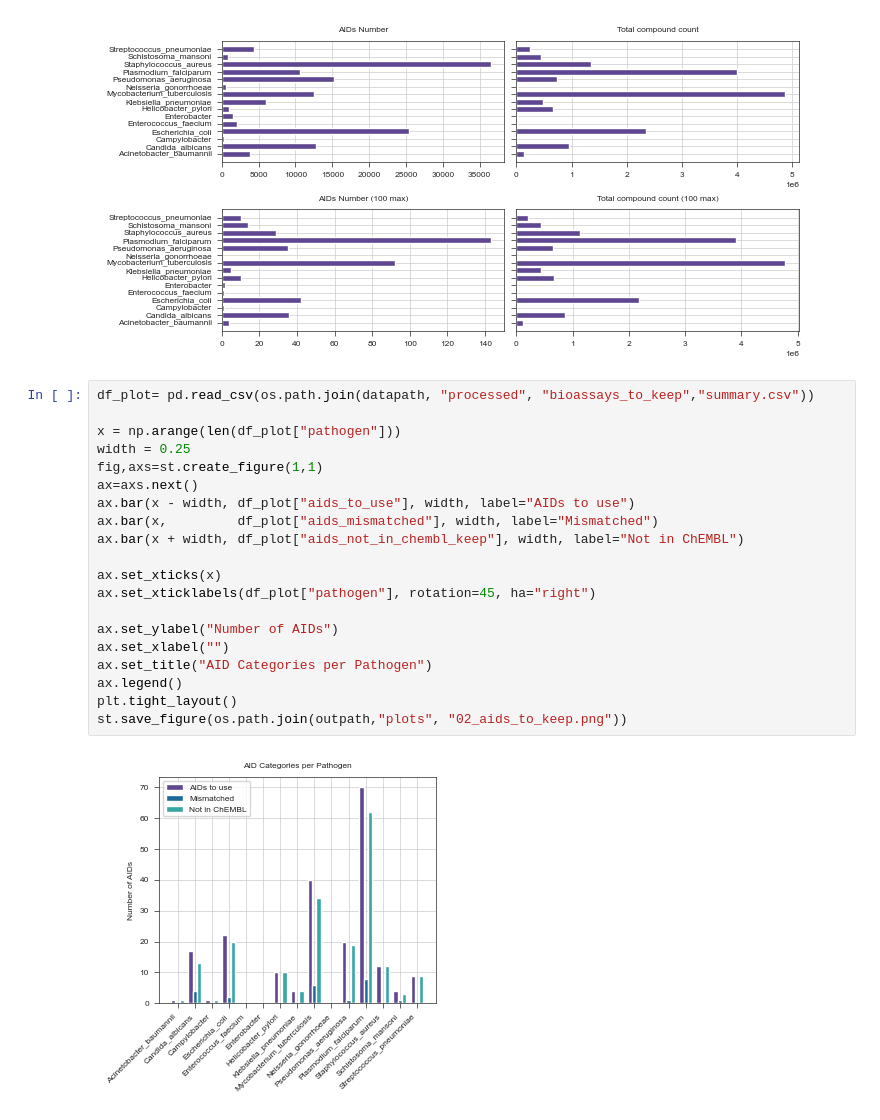
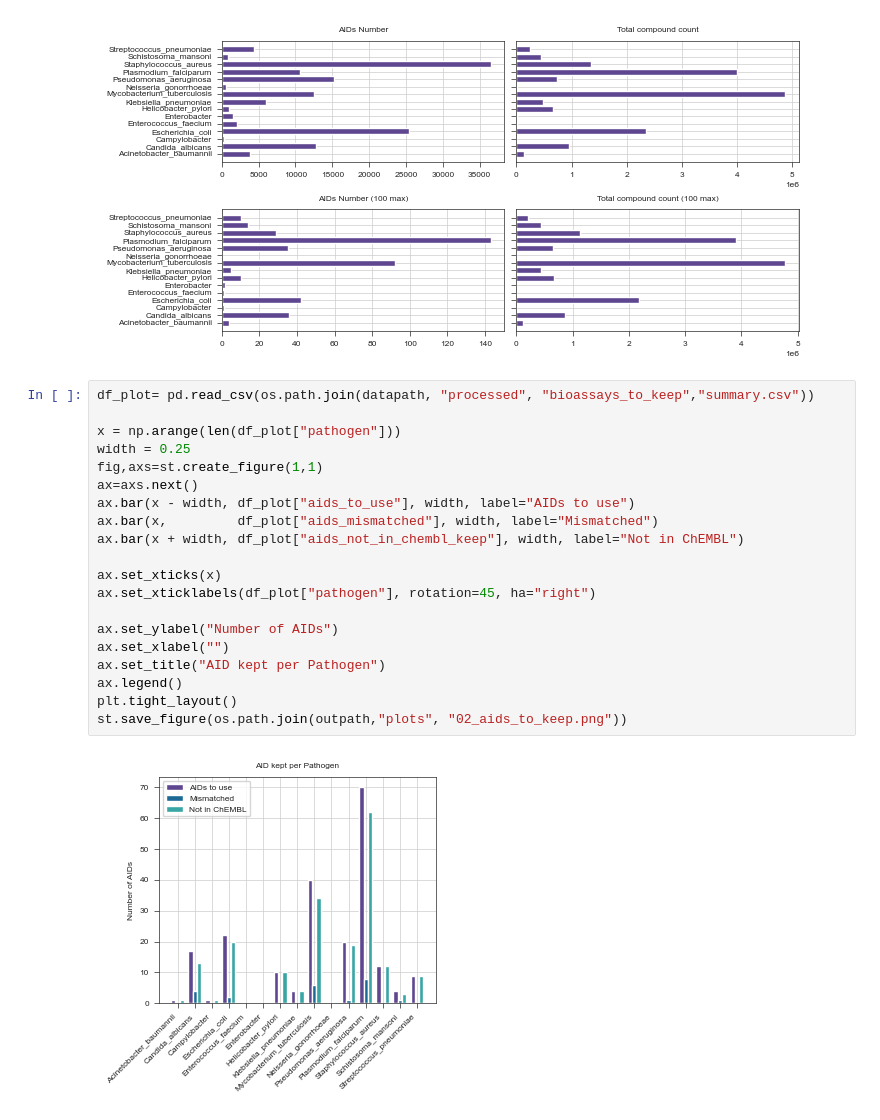
Before and after one commit to ersilia-os/pubchem-antimicrobial-tasks, a Jupyter notebook: notebooks/02_pubchem_chembl_plots.ipynb, the cells around one changed output. Cells and saved outputs as stored; diff of their text form.

```diff
--- a/notebooks/02_pubchem_chembl_plots.ipynb
+++ b/notebooks/02_pubchem_chembl_plots.ipynb
@@ -32,22 +32,22 @@ st.save_figure(os.path.join(outpath,"plots", "00_total_aids.png"))
 # %%
 df_plot= pd.read_csv(os.path.join(datapath, "processed", "bioassays_to_keep","summary.csv"))
 
 x = np.arange(len(df_plot["pathogen"]))
 width = 0.25
 fig,axs=st.create_figure(1,1)
 ax=axs.next()
 ax.bar(x - width, df_plot["aids_to_use"], width, label="AIDs to use")
 ax.bar(x,         df_plot["aids_mismatched"], width, label="Mismatched")
 ax.bar(x + width, df_plot["aids_not_in_chembl_keep"], width, label="Not in ChEMBL")
 
 ax.set_xticks(x)
 ax.set_xticklabels(df_plot["pathogen"], rotation=45, ha="right")
 
 ax.set_ylabel("Number of AIDs")
 ax.set_xlabel("")
-ax.set_title("AID Categories per Pathogen")
+ax.set_title("AID kept per Pathogen")
 ax.legend()
 plt.tight_layout()
 st.save_figure(os.path.join(outpath,"plots", "02_aids_to_keep.png"))
 # %% [output]
-[figure, old version]
+[figure, new version]
```
Also changed, not shown: parts of 4 cells of this notebook, 1 other file.
